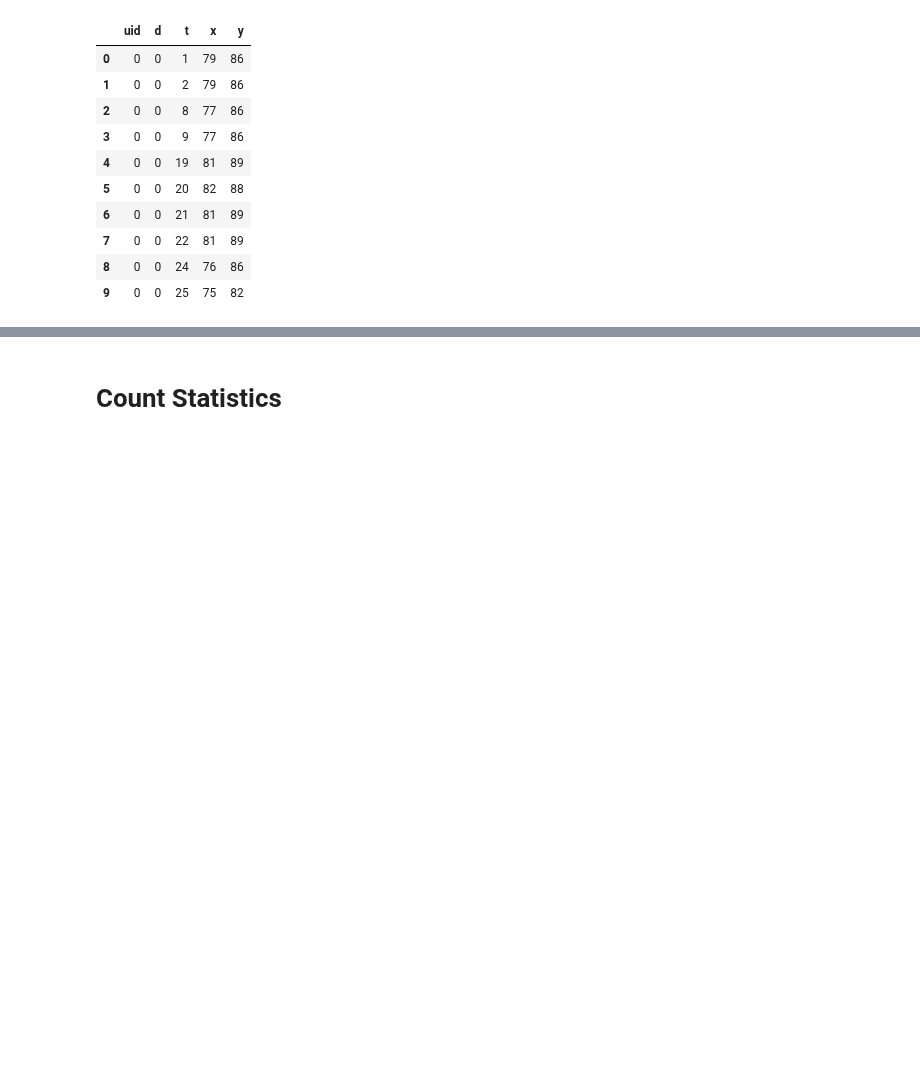
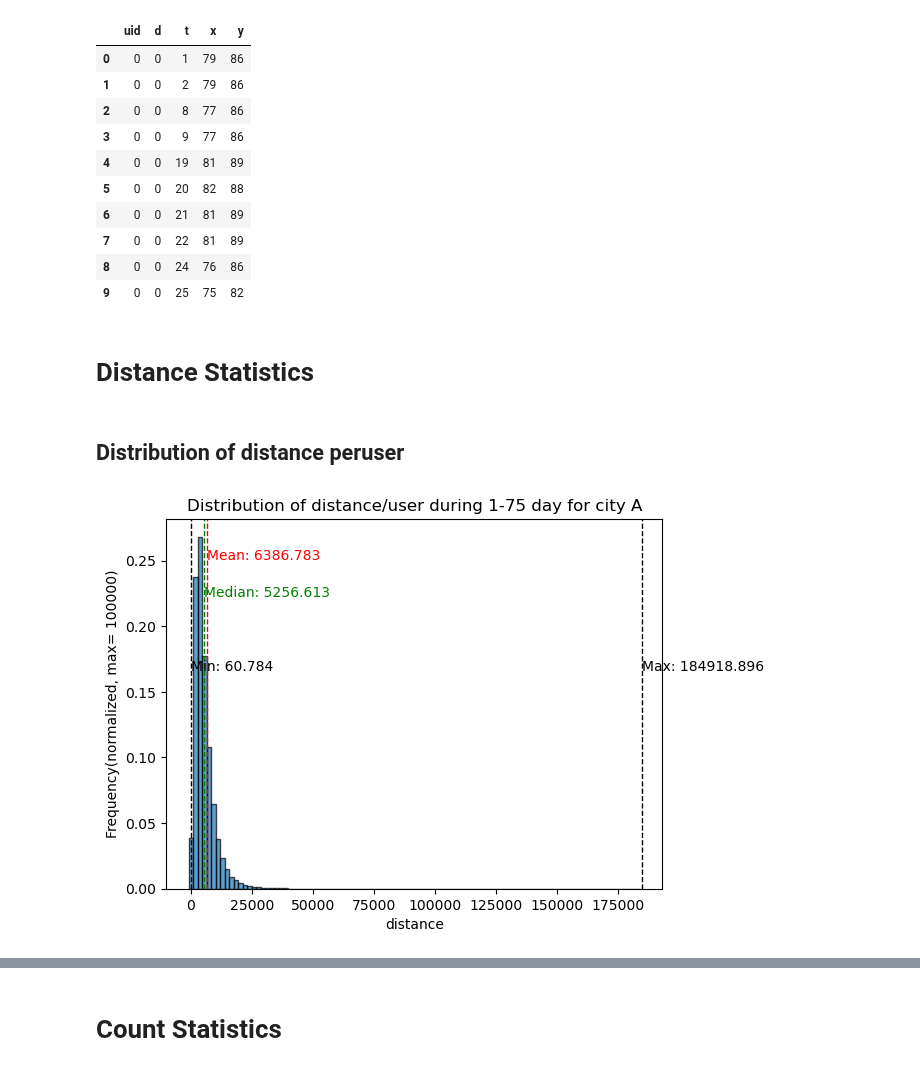
Before and after one commit to RobinsonXing/hmpc2024, a Jupyter notebook: analysis_data.ipynb, the cells around one changed output, grey strips where cells are left out. Cells and saved outputs as stored; diff of their text form; code cells hidden in the pictures; blank space fills up the shorter version.

```diff
--- a/analysis_data.ipynb
+++ b/analysis_data.ipynb
@@ -385,3 +373,12 @@ A.dataframe[:10]
 | 7 | 0 | 0 | 22 | 81 | 89 |
 | 8 | 0 | 0 | 24 | 76 | 86 |
 | 9 | 0 | 0 | 25 | 75 | 82 |
+# %% [markdown]
+# Distance Statistics
+# %% [markdown]
+## Distribution of distance peruser
+# %%
+A.reinitial()
+A.plot_bar('dpu')
+# %% [output]
+[figure, added]
```
Also changed, not shown: parts of 21 cells of this notebook.
